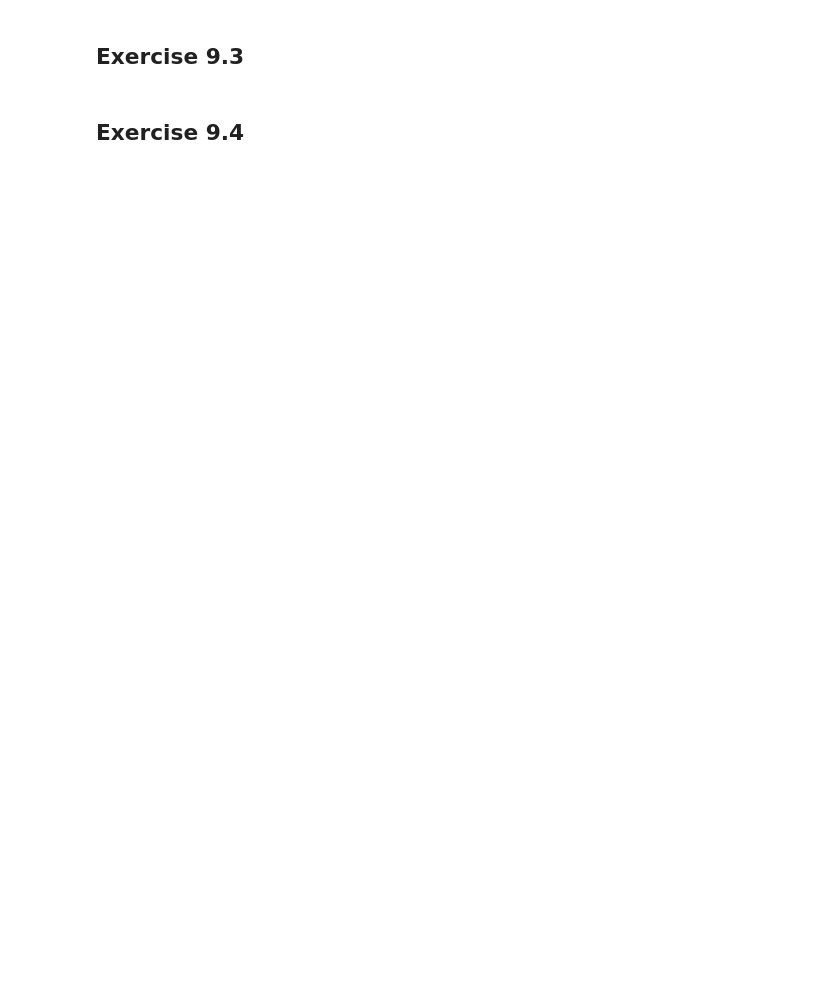
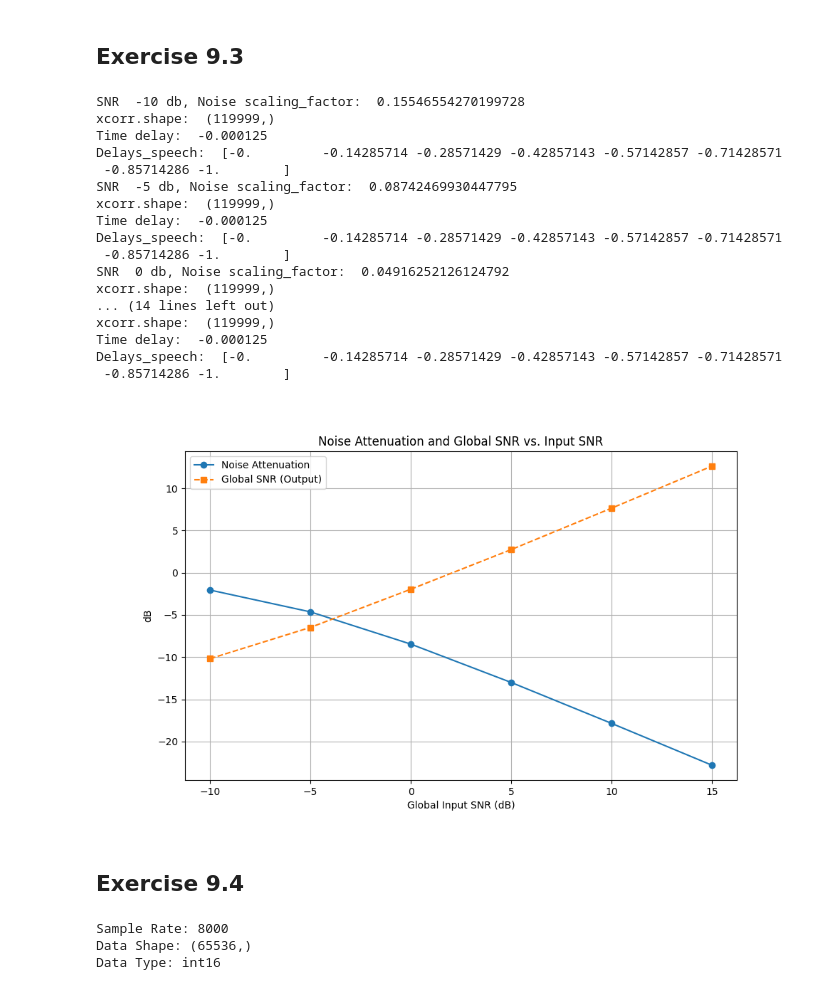
Before and after one commit to kasperikaivola/python-audio-processing, a Jupyter notebook: prerequisites/09_noisereduction/noisered_sim.ipynb, the cells around one changed output. Cells and saved outputs as stored; diff of their text form; code cells hidden in the pictures; blank space fills up the shorter version.

```diff
--- a/prerequisites/09_noisereduction/noisered_sim.ipynb
+++ b/prerequisites/09_noisereduction/noisered_sim.ipynb
@@ -255,3 +286,39 @@ sweep_snr(S, N_uncorr)
+# %%
+# todo: generate white noise
+N_uncorr = np.random.normal(loc=0, scale=1, size=S.shape)
+sweep_snr(S, N_uncorr)
+# with increasing global SNR the beamformer uniformly removes a decreasing amount of noise,
+# unlike the previous experiment where we saw a sweet spot with 0dB input SNR
+# %% [output]
+SNR  -10 db, Noise scaling_factor:  0.15546554270199728
+xcorr.shape:  (119999,)
+Time delay:  -0.000125
+Delays_speech:  [-0.         -0.14285714 -0.28571429 -0.42857143 -0.57142857 -0.71428571
+ -0.85714286 -1.        ]
+SNR  -5 db, Noise scaling_factor:  0.08742469930447795
+xcorr.shape:  (119999,)
+Time delay:  -0.000125
+Delays_speech:  [-0.         -0.14285714 -0.28571429 -0.42857143 -0.57142857 -0.71428571
+ -0.85714286 -1.        ]
+SNR  0 db, Noise scaling_factor:  0.04916252126124792
+xcorr.shape:  (119999,)
+... (14 lines left out)
+xcorr.shape:  (119999,)
+Time delay:  -0.000125
+Delays_speech:  [-0.         -0.14285714 -0.28571429 -0.42857143 -0.57142857 -0.71428571
+ -0.85714286 -1.        ]
+[figure, added]
 # %% [markdown]
 ## Exercise 9.4
+# %%
+import scipy.io.wavfile as wav
+sample_rate, data = wav.read('autonoise.wav')
+print("Sample Rate:", sample_rate)
+print("Data Shape:", data.shape)
+print("Data Type:", data.dtype)
+sd.play(data,sample_rate)
+# %% [output]
+Sample Rate: 8000
+Data Shape: (65536,)
+Data Type: int16
 # %%
```
Also changed, not shown: parts of 7 cells of this notebook.
